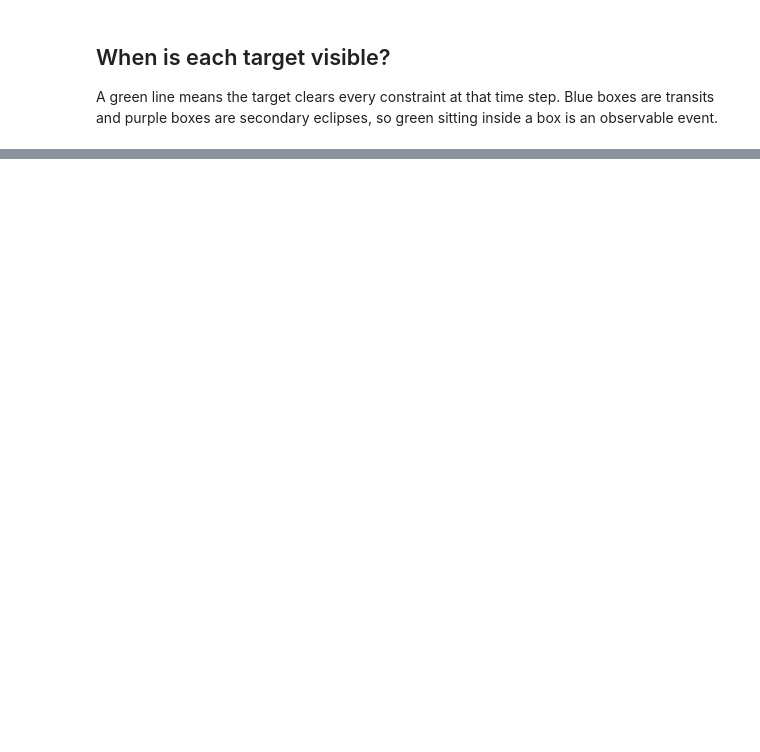
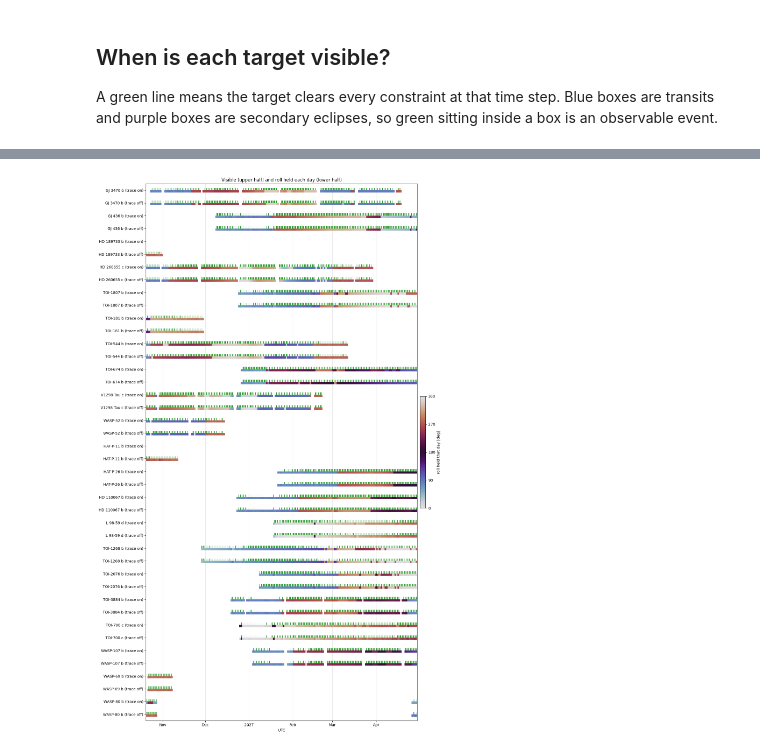
Before and after one commit to jrenaud90/pandora-visibility, a Jupyter notebook: docs/target_visibility.ipynb, the cells around one changed output, grey strips where cells are left out. Cells and saved outputs as stored; diff of their text form; code cells hidden in the pictures; blank space fills up the shorter version.

```diff
--- a/docs/target_visibility.ipynb
+++ b/docs/target_visibility.ipynb
@@ -287,0 +316,67 @@ plt.tight_layout()
+# %%
+# The same settings as Cell 2 with the NIRDA trace check switched off.
+visibility_no_trace = Visibility(
+    line1, line2, **{**visibility_settings, "use_trace_sweep": False}
+)
+models = {"trace on": visibility, "trace off": visibility_no_trace}
+
+# One roll search per target per day. Days run in the outer loop so each
+# model's ephemeris cache serves every target of a day before moving on.
+day_of = np.floor(times.jd - times[0].jd).astype(int)
+daily = {
+    label: {
+        setting: {
+            "visible": np.zeros(len(times), dtype=bool),
+            "roll_deg": np.full(len(times), np.nan),
+        }
+        for setting in models
+    }
+    for label in results
+}
+for day in np.unique(day_of):
+    indices = np.flatnonzero(day_of == day)
+    day_times = times[indices]
+    for setting, model in models.items():
+        for label, result in results.items():
+            run = model.get_visibility(
+                result["coord"], day_times, optimize_roll=True, roll_step=roll_step
+            )
+            daily[label][setting]["visible"][indices] = run["visible"]
+            # Only days that observe something get a roll color
+            if run["n_visible"] > 0:
+                daily[label][setting]["roll_deg"][indices] = run["roll_deg"]
+
+roll_cmap = plt.get_cmap("twilight")
+row_keys = [(label, setting) for label in results for setting in models]
+fig, ax = plt.subplots(figsize=(13, 0.45 * len(row_keys) + 2.0))
+for row, (label, setting) in enumerate(row_keys):
+    run = daily[label][setting]
+    draw_split_row(
+        ax, row, times, run["visible"], run["roll_deg"], time_step_minutes, roll_cmap
+    )
+label_rows(ax, [f"{label} ({setting})" for label, setting in row_keys])
+format_date_axis(ax, times)
+ax.set_title("Visible (upper half) and roll held each day (lower half)")
+colorbar = fig.colorbar(
+    plt.cm.ScalarMappable(norm=plt.Normalize(0, 360), cmap=roll_cmap),
+    ax=ax, pad=0.01, fraction=0.02,
+)
+colorbar.set_label("roll held that day [deg]")
+colorbar.set_ticks([0, 90, 180, 270, 360])
+plt.tight_layout()
+
+# Days observing anything, and days the trace check moved the roll
+print(f"{'Target':<24}{'days visible (off -> on)':>26}{'days roll moved':>17}")
+for label in results:
+    on, off = daily[label]["trace on"], daily[label]["trace off"]
+    days = np.unique(day_of)
+    seen_on = sum(on["visible"][day_of == d].any() for d in days)
+    seen_off = sum(off["visible"][day_of == d].any() for d in days)
+    first = np.array([np.flatnonzero(day_of == d)[0] for d in days])
+    moved = np.sum(
+        np.isfinite(on["roll_deg"][first])
+        & np.isfinite(off["roll_deg"][first])
+        & (on["roll_deg"][first] != off["roll_deg"][first])
+    )
+    print(f"{label:<24}{f'{seen_off} -> {seen_on} of {len(days)}':>26}{moved:>17}")
+# %% [output]
@@ -288,3 +400,4 @@ plt.tight_layout()
+[figure, added]
 # %% [markdown]
 ## Which constraint is failing?
 
```
Also changed, not shown: parts of 11 cells of this notebook, 11 other files.
